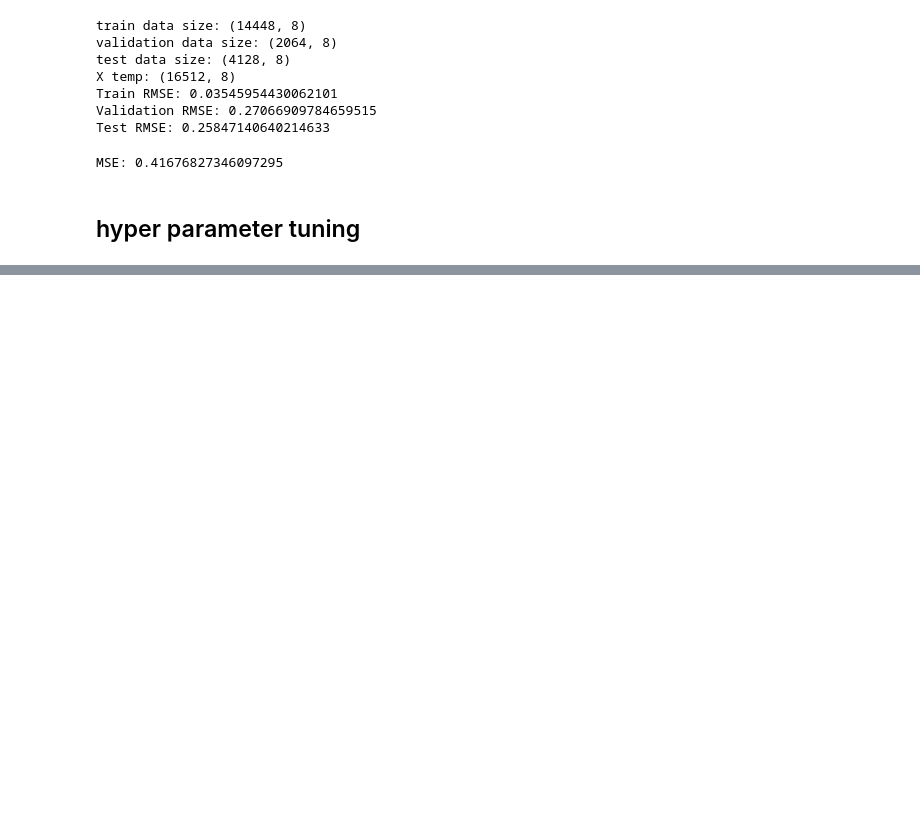
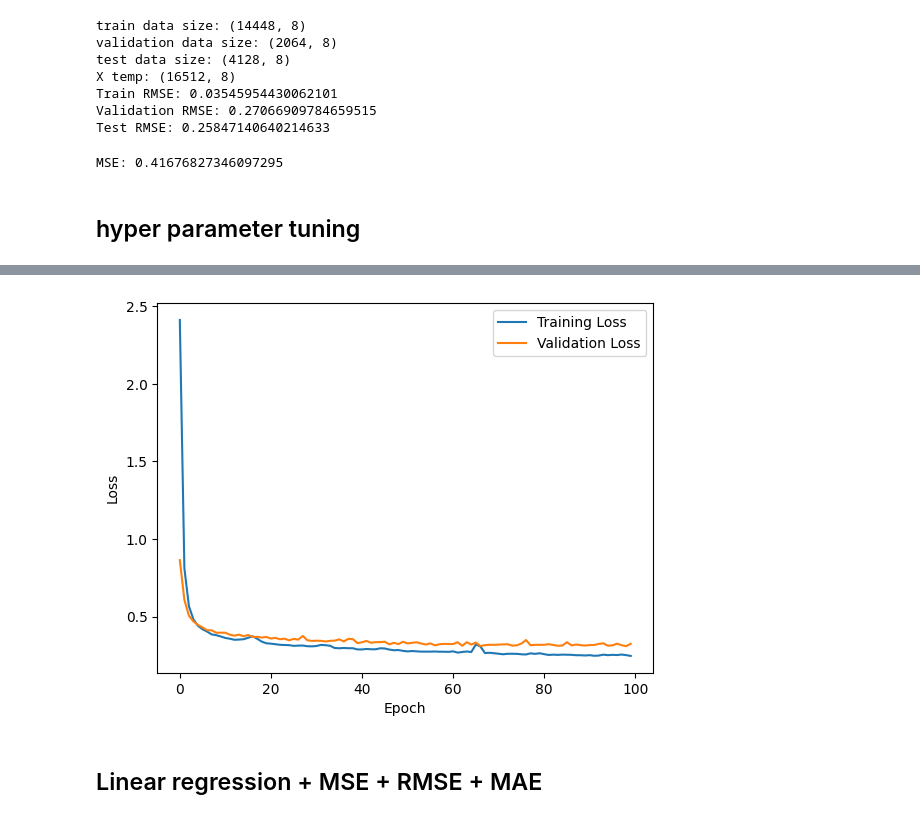
Before and after one commit to avikumart/DA-DS-Questions, a Jupyter notebook: ML_coding/Ml_coding_and_interviewn_practice.ipynb, the cells around one changed output, grey strips where cells are left out. Drawn from its saved outputs; the diff is of its cells as text; code cells hidden in the pictures; blank space fills up the shorter version.

```diff
--- a/ML_coding/Ml_coding_and_interviewn_practice.ipynb
+++ b/ML_coding/Ml_coding_and_interviewn_practice.ipynb
@@ -674,0 +730,38 @@ Random best CV RMSE: 1.0781723654074058
+# %%
+# epoch based learning curve using keras
+import tensorflow as tf
+from tensorflow.keras import layers, models
+from sklearn.preprocessing import StandardScaler
+from sklearn.model_selection import train_test_split
+
+# prepare small regression dataset
+X_nn = X.sample(5000, random_state=0)
+y_nn = y.loc[X_nn.index]
+
+# train and test split
+X_train, X_test, y_train, y_test = train_test_split(X_nn, y_nn, test_size=0.2, random_state=0)
+
+scaler = StandardScaler()
+X_train_scaled = scaler.fit_transform(X_train)
+X_test_scaled = scaler.transform(X_test)
+
+model = models.Sequential([
+  layers.Input(shape=(X_train.shape[1],)),
+  layers.Dense(64, activation="relu"),
+  layers.Dense(32, activation="relu"),
+  layers.Dense(1)
+])
+model.compile(optimizer="adam", loss="mse", metrics=[tf.keras.metrics.RootMeanSquaredError()])
+
+history = model.fit(X_train_scaled, y_train, validation_data=(X_test_scaled, y_test), epochs=100, batch_size=32, verbose=0)
+
+plt.plot(history.history["loss"], label="Training Loss")
+plt.plot(history.history["val_loss"], label="Validation Loss")
+plt.xlabel("Epoch")
+plt.ylabel("Loss")
+plt.legend()
+plt.show()
+# %% [output]
+[figure, added]
+# %% [markdown]
+## Linear regression + MSE + RMSE + MAE
```
Also changed, not shown: parts of 5 cells of this notebook.
